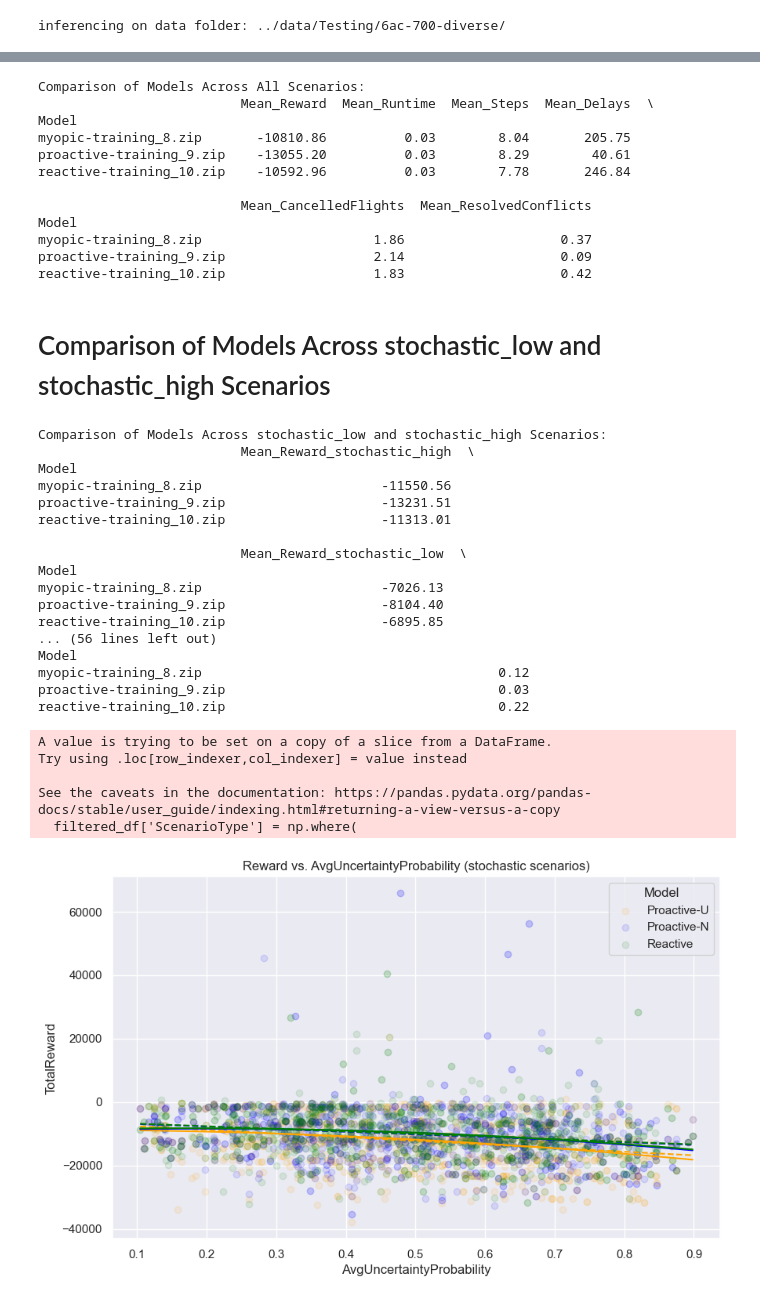
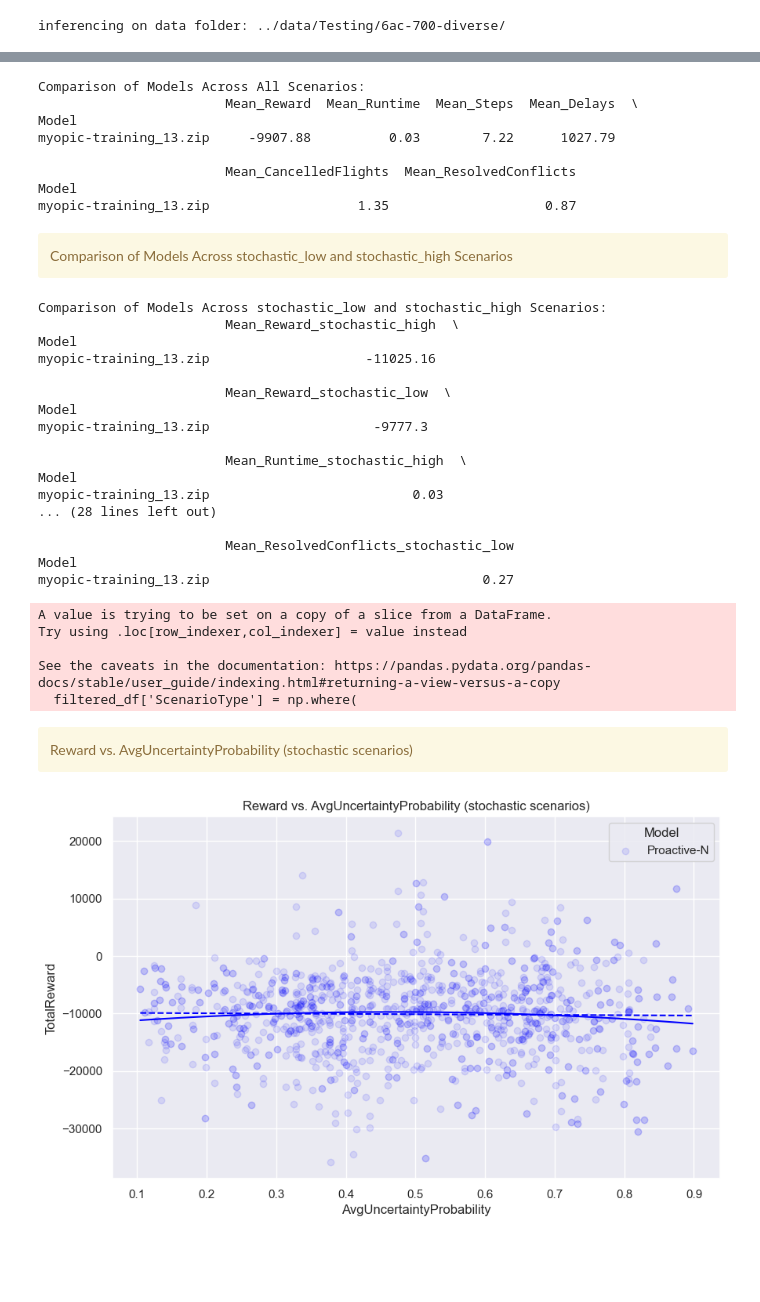
Before and after one commit to elisabethoost/msc-thesis-drl-adm, a Jupyter notebook: interpretation/final-results.ipynb, the cells around one changed output, grey strips where cells are left out. Drawn from its saved outputs; the diff is of its cells as text; code cells hidden in the pictures; blank space fills up the shorter version.

```diff
--- a/interpretation/final-results.ipynb
+++ b/interpretation/final-results.ipynb
@@ -302,9 +306,10 @@ print(f"inferencing on data folder: {data_folder}")
 
 # Define models and seeds
 model_paths = [
-    "../trained_models/dqn/6ac-700-diverse/23/myopic-training_8.zip",
-    "../trained_models/dqn/6ac-700-diverse/23/proactive-training_9.zip",
-    "../trained_models/dqn/6ac-700-diverse/23/reactive-training_10.zip"
+    # "../trained_models/dqn/6ac-700-diverse/23/myopic-training_8.zip",
+    # "../trained_models/dqn/6ac-700-diverse/23/proactive-training_9.zip",
+    # "../trained_models/dqn/6ac-700-diverse/23/reactive-training_10.zip"
+    "../trained_models/dqn/6ac-700-diverse/23/myopic-training_13.zip"
 ]
 seeds = [25, 26]
 
@@ -368,19 +377,17 @@ print("Comparison of Models Across All Scenarios:")
 print(comparison_table)
 # %% [output]
 Comparison of Models Across All Scenarios:
-                          Mean_Reward  Mean_Runtime  Mean_Steps  Mean_Delays  \
+                        Mean_Reward  Mean_Runtime  Mean_Steps  Mean_Delays  \
 Model
-myopic-training_8.zip       -10810.86          0.03        8.04       205.75
-proactive-training_9.zip    -13055.20          0.03        8.29        40.61
-reactive-training_10.zip    -10592.96          0.03        7.78       246.84
+myopic-training_13.zip     -9907.88          0.03        7.22      1027.79
 
-                          Mean_CancelledFlights  Mean_ResolvedConflicts
+                        Mean_CancelledFlights  Mean_ResolvedConflicts
 Model
-myopic-training_8.zip                      1.86                    0.37
-proactive-training_9.zip                   2.14                    0.09
-reactive-training_10.zip                   1.83                    0.42
+myopic-training_13.zip                   1.35                    0.87
 # %% [markdown]
-# Comparison of Models Across stochastic_low and stochastic_high Scenarios
+<div class="alert alert-block alert-warning">
+Comparison of Models Across stochastic_low and stochastic_high Scenarios
+</div>
 # %%
 import pandas as pd
 import numpy as np
@@ -423,27 +430,31 @@ print("Comparison of Models Across stochastic_low and stochastic_high Scenarios:
 print(inference_table_pivot)
 # %% [output]
 Comparison of Models Across stochastic_low and stochastic_high Scenarios:
-                          Mean_Reward_stochastic_high  \
+                        Mean_Reward_stochastic_high  \
 Model
-myopic-training_8.zip                       -11550.56
-proactive-training_9.zip                    -13231.51
-reactive-training_10.zip                    -11313.01
+myopic-training_13.zip                    -11025.16
 
-                          Mean_Reward_stochastic_low  \
+                        Mean_Reward_stochastic_low  \
 Model
-myopic-training_8.zip                       -7026.13
-proactive-training_9.zip                    -8104.40
-reactive-training_10.zip                    -6895.85
-... (56 lines left out)
+myopic-training_13.zip                     -9777.3
+
+                        Mean_Runtime_stochastic_high  \
 Model
-myopic-training_8.zip                                      0.12
-proactive-training_9.zip                                   0.03
-reactive-training_10.zip                                   0.22
+myopic-training_13.zip                          0.03
+... (28 lines left out)
+
+                        Mean_ResolvedConflicts_stochastic_low
+Model
+myopic-training_13.zip                                   0.27
 A value is trying to be set on a copy of a slice from a DataFrame.
 Try using .loc[row_indexer,col_indexer] = value instead
 
 See the caveats in the documentation: https://pandas.pydata.org/pandas-docs/stable/user_guide/indexing.html#returning-a-view-versus-a-copy
   filtered_df['ScenarioType'] = np.where(
+# %% [markdown]
+<div class="alert alert-block alert-warning">
+Reward vs. AvgUncertaintyProbability (stochastic scenarios)
+</div>
 # %%
 import matplotlib.pyplot as plt
 import seaborn as sns
@@ -463,9 +474,15 @@ filtered_stochastic_df = merged_df[
 
 # Define a color map for the models
 model_colors = {
-    'proactive-training_9.zip': ('orange', 'Proactive-U'),
-    'myopic-training_8.zip': ('blue', 'Proactive-N'),
-    'reactive-training_10.zip': ('green', 'Reactive')
+    model_name: (
+        'orange' if 'proactive' in model_name.lower() else
+        'blue' if 'myopic' in model_name.lower() else
+        'green',
+        'Proactive-U' if 'proactive' in model_name.lower() else
+        'Proactive-N' if 'myopic' in model_name.lower() else
+        'Reactive'
+    )
+    for model_name in filtered_stochastic_df['Model'].unique()
 }
 
 plt.figure(figsize=(10, 6))
@@ -480,31 +497,31 @@ for model_name, (color, label) in model_colors.items():
     plt.scatter(
         x, y,
         c=color,
         label=label,
         alpha=0.1
     )
 
     # Linear regression (degree 1)
     lr = LinearRegression()
     lr.fit(x, y)
     x_pred = np.linspace(x.min(), x.max(), 100).reshape(-1, 1)
     y_pred = lr.predict(x_pred)
     plt.plot(x_pred, y_pred, '--', color=color, alpha=1)
 
     # Polynomial regression (degree 2)
     poly = PolynomialFeatures(degree=2)
     x_poly = poly.fit_transform(x)
     lr2 = LinearRegression()
     lr2.fit(x_poly, y)
     x_pred_poly = poly.transform(x_pred)
     y_pred_poly = lr2.predict(x_pred_poly)
     plt.plot(x_pred, y_pred_poly, '-', color=color, alpha=1)
 
 plt.title("Reward vs. AvgUncertaintyProbability (stochastic scenarios)")
 plt.xlabel("AvgUncertaintyProbability")
 plt.ylabel("TotalReward")
 plt.legend(title="Model")
 plt.grid(True)
 plt.show()
 # %% [output]
-[figure, old version]
+[figure, new version]
```
Also changed, not shown: parts of 14 cells of this notebook, 14 other files.
